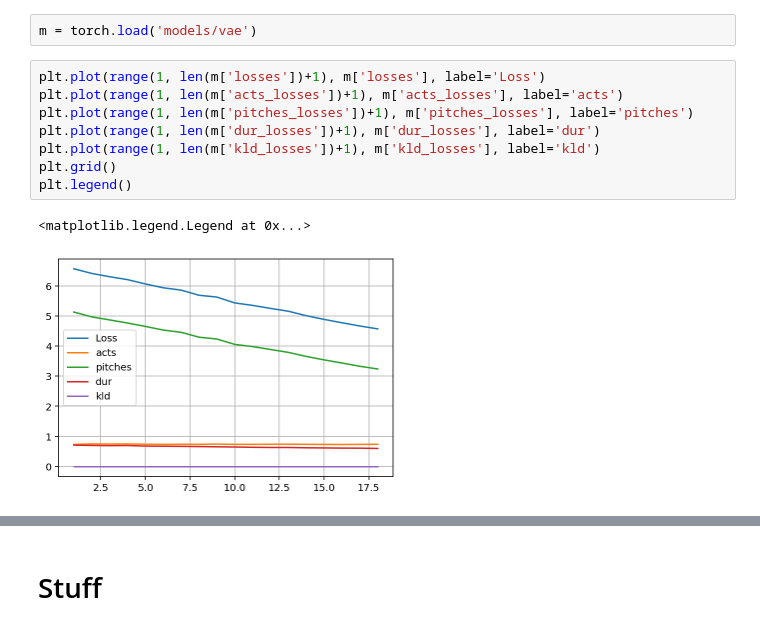
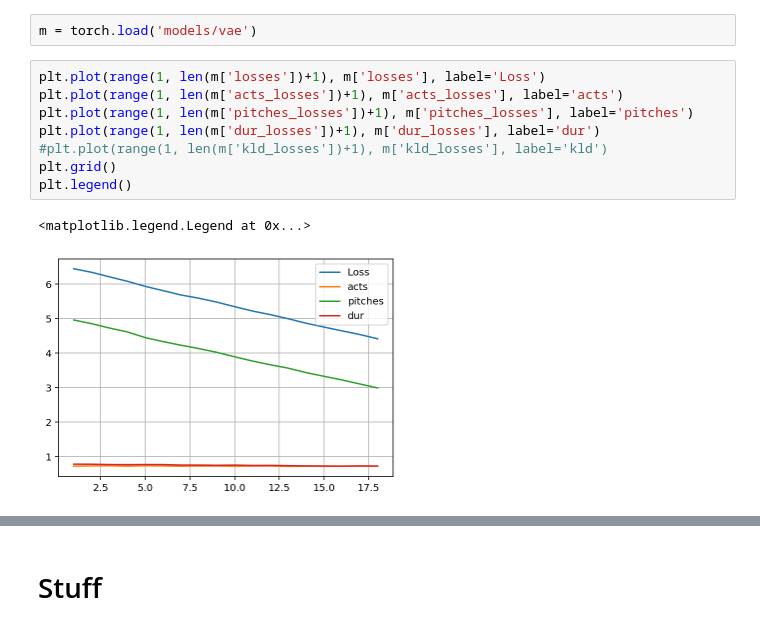
Before and after one commit to EmanueleCosenza/polyphemus, a Jupyter notebook: midi.ipynb, the cells around one changed output, grey strips where cells are left out. Saved outputs shown, nothing was run; the diff lists cells and outputs as text.

```diff
--- a/midi.ipynb
+++ b/midi.ipynb
@@ -944,11 +1100,11 @@ m = torch.load('models/vae')
 # %%
 plt.plot(range(1, len(m['losses'])+1), m['losses'], label='Loss')
 plt.plot(range(1, len(m['acts_losses'])+1), m['acts_losses'], label='acts')
 plt.plot(range(1, len(m['pitches_losses'])+1), m['pitches_losses'], label='pitches')
 plt.plot(range(1, len(m['dur_losses'])+1), m['dur_losses'], label='dur')
-plt.plot(range(1, len(m['kld_losses'])+1), m['kld_losses'], label='kld')
+#plt.plot(range(1, len(m['kld_losses'])+1), m['kld_losses'], label='kld')
 plt.grid()
 plt.legend()
 # %% [output]
 <matplotlib.legend.Legend at 0x...>
-[figure, old version]
+[figure, new version]
```
Also changed, not shown: parts of 14 cells of this notebook.
